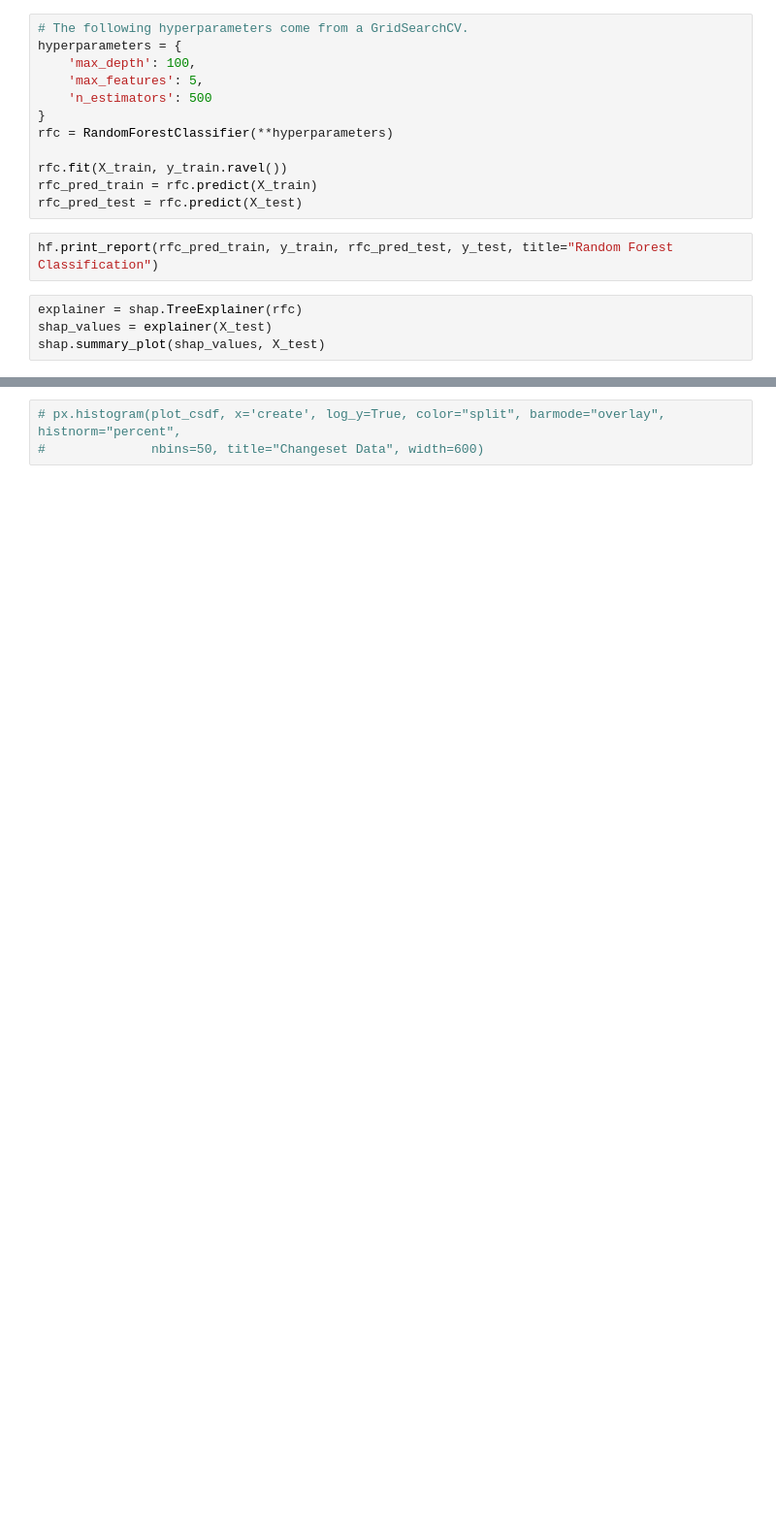
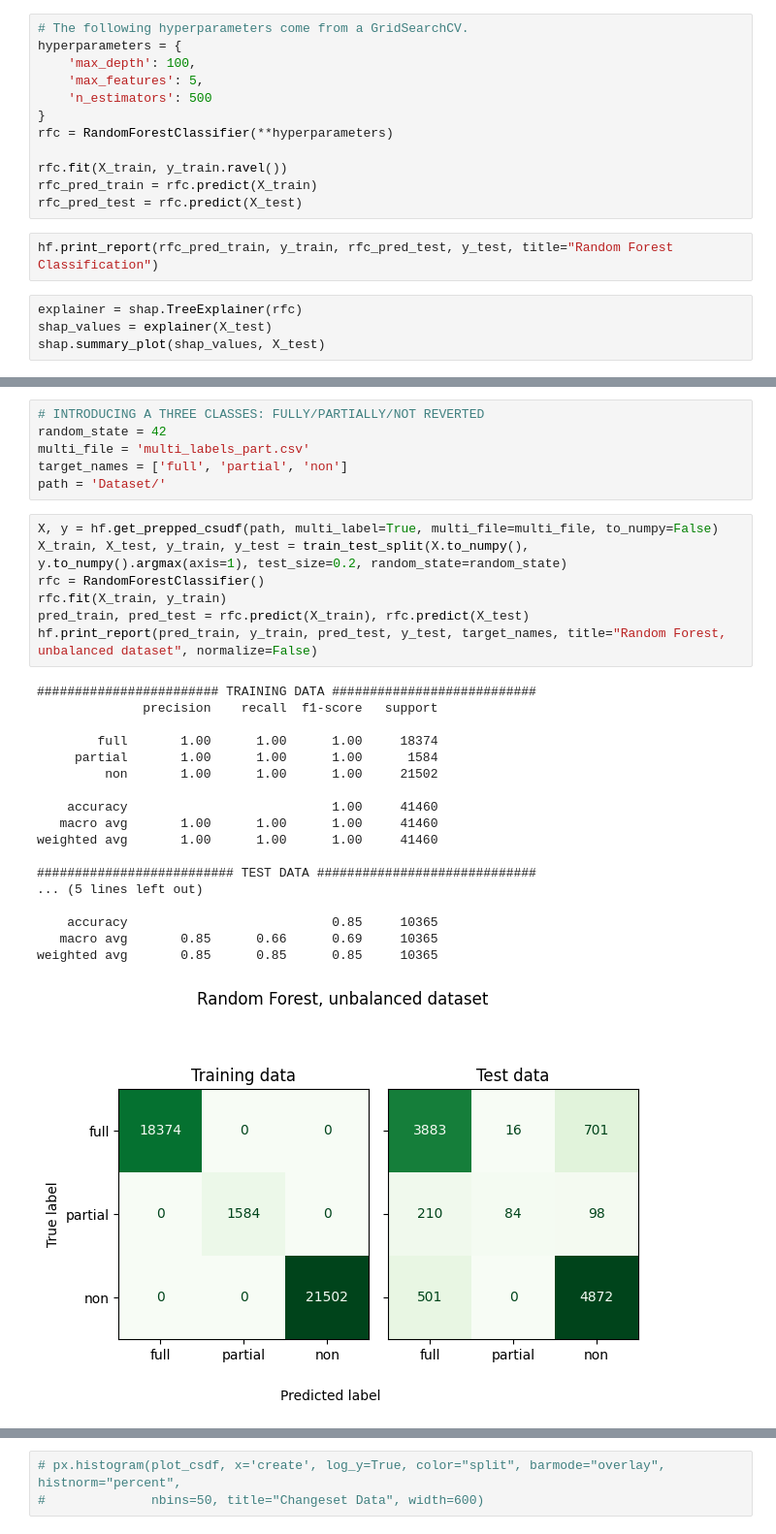
Before and after one commit to dananen/MastersThesis, a Jupyter notebook: summaryJN.ipynb, the cells around one changed output, grey strips where cells are left out. Shown at 97% size. Drawn from its saved outputs; the diff is of its cells as text; blank space fills up the shorter version.

```diff
--- a/summaryJN.ipynb
+++ b/summaryJN.ipynb
@@ -205,0 +304,32 @@ weighted avg       0.81      0.81      0.81     10365
+# %%
+# INTRODUCING A THREE CLASSES: FULLY/PARTIALLY/NOT REVERTED
+random_state = 42
+multi_file = 'multi_labels_part.csv'
+target_names = ['full', 'partial', 'non']
+path = 'Dataset/'
+# %%
+X, y = hf.get_prepped_csudf(path, multi_label=True, multi_file=multi_file, to_numpy=False)
+X_train, X_test, y_train, y_test = train_test_split(X.to_numpy(), y.to_numpy().argmax(axis=1), test_size=0.2, random_state=random_state)
+rfc = RandomForestClassifier()
+rfc.fit(X_train, y_train)
+pred_train, pred_test = rfc.predict(X_train), rfc.predict(X_test)
+hf.print_report(pred_train, y_train, pred_test, y_test, target_names, title="Random Forest, unbalanced dataset", normalize=False)
+# %% [output]
+######################## TRAINING DATA ###########################
+              precision    recall  f1-score   support
+
+        full       1.00      1.00      1.00     18374
+     partial       1.00      1.00      1.00      1584
+         non       1.00      1.00      1.00     21502
+
+    accuracy                           1.00     41460
+   macro avg       1.00      1.00      1.00     41460
+weighted avg       1.00      1.00      1.00     41460
+
+########################## TEST DATA #############################
+... (5 lines left out)
+
+    accuracy                           0.85     10365
+   macro avg       0.85      0.66      0.69     10365
+weighted avg       0.85      0.85      0.85     10365
+[figure, added]
```
Also changed, not shown: parts of 25 cells of this notebook, 1 other file.
